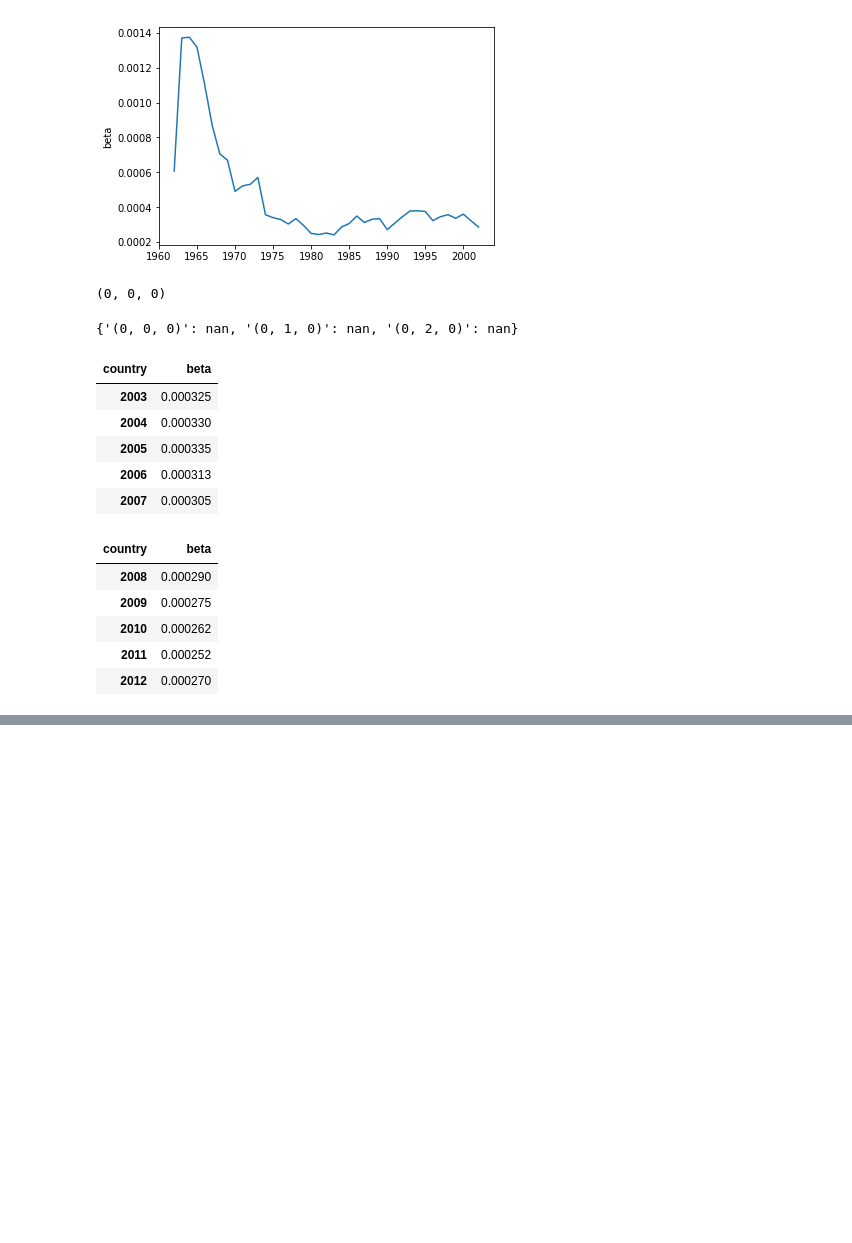
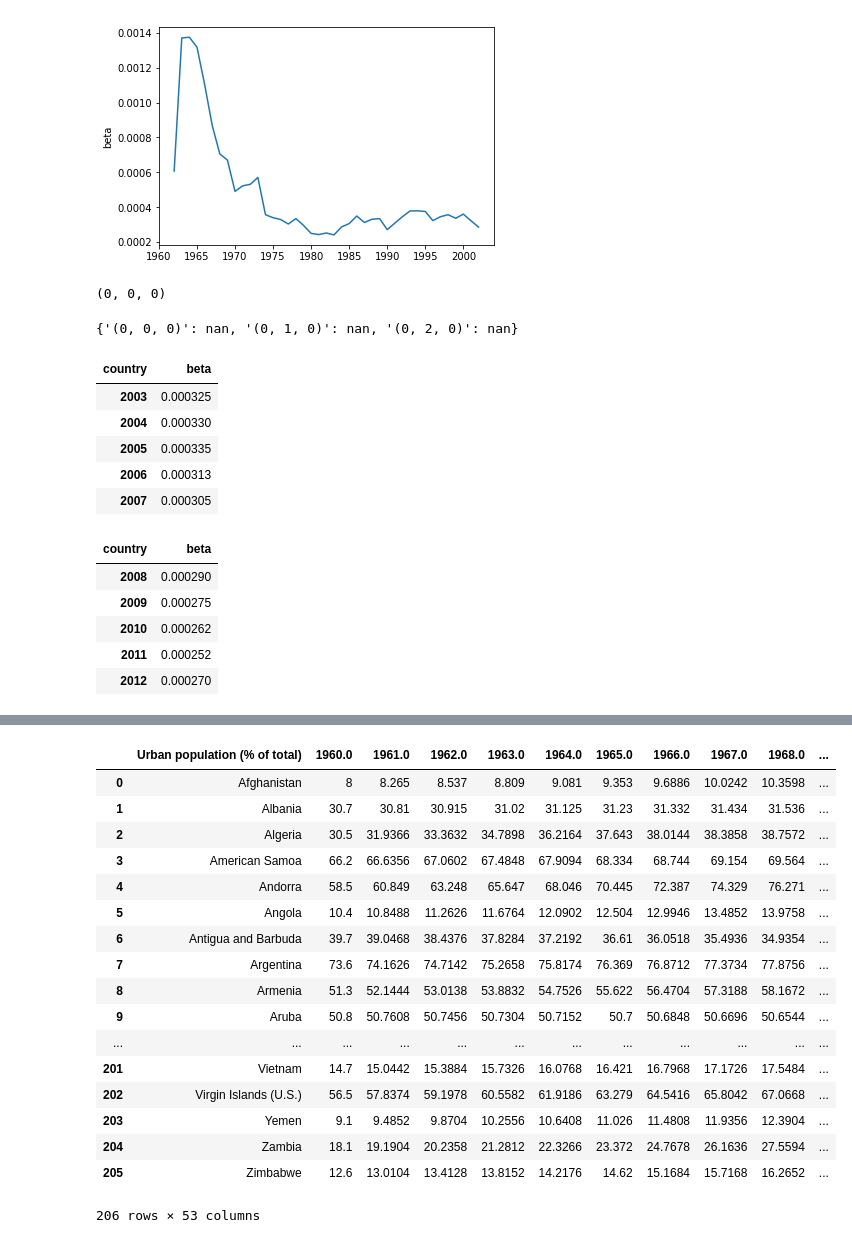
Before and after one commit to robinleoknauth/time_series_project, a Jupyter notebook: carbon_emissions_EDA.ipynb, the cells around one changed output, grey strips where cells are left out. Saved outputs shown, nothing was run; the diff lists cells and outputs as text; code cells hidden in the pictures; blank space fills up the shorter version.

```diff
--- a/carbon_emissions_EDA.ipynb
+++ b/carbon_emissions_EDA.ipynb
@@ -747,3 +756,5 @@ KeyError: 'The `start` argument could not be matched to a location related to th
 df_beta_hist;
 # %%
 df_betas;
+# %%
+df_urban = pd.read_pickle('urban.pkl')
@@ -749,0 +763,10 @@ df_betas;
+# %%
+headers_first = df_urban.iloc[0][0:2]
+# headers_without_first = df_urban.iloc[0][2::].astype(int)
+# headers = headers_first + headers_without_first
+headers = df_urban.iloc[0]
+df_urban_clean  = pd.DataFrame(df_urban.values[1:], columns=headers)
+# %%
+df_urban_clean.drop([1], axis = 1, inplace = True)
+# %%
+df_urban_clean = df_urban_clean.dropna().reset_index()
@@ -749,0 +779,21 @@ df_betas;
+# %%
+df_urban_clean
+# %% [output]
+|  | Urban population (% of total) | 1960.0 | 1961.0 | 1962.0 | 1963.0 | 1964.0 | 1965.0 | 1966.0 | 1967.0 | 1968.0 | ... |
+| 0 | Afghanistan | 8 | 8.265 | 8.537 | 8.809 | 9.081 | 9.353 | 9.6886 | 10.0242 | 10.3598 | ... |
+| 1 | Albania | 30.7 | 30.81 | 30.915 | 31.02 | 31.125 | 31.23 | 31.332 | 31.434 | 31.536 | ... |
+| 2 | Algeria | 30.5 | 31.9366 | 33.3632 | 34.7898 | 36.2164 | 37.643 | 38.0144 | 38.3858 | 38.7572 | ... |
+| 3 | American Samoa | 66.2 | 66.6356 | 67.0602 | 67.4848 | 67.9094 | 68.334 | 68.744 | 69.154 | 69.564 | ... |
+| 4 | Andorra | 58.5 | 60.849 | 63.248 | 65.647 | 68.046 | 70.445 | 72.387 | 74.329 | 76.271 | ... |
+| 5 | Angola | 10.4 | 10.8488 | 11.2626 | 11.6764 | 12.0902 | 12.504 | 12.9946 | 13.4852 | 13.9758 | ... |
+| 6 | Antigua and Barbuda | 39.7 | 39.0468 | 38.4376 | 37.8284 | 37.2192 | 36.61 | 36.0518 | 35.4936 | 34.9354 | ... |
+| 7 | Argentina | 73.6 | 74.1626 | 74.7142 | 75.2658 | 75.8174 | 76.369 | 76.8712 | 77.3734 | 77.8756 | ... |
+| 8 | Armenia | 51.3 | 52.1444 | 53.0138 | 53.8832 | 54.7526 | 55.622 | 56.4704 | 57.3188 | 58.1672 | ... |
+| 9 | Aruba | 50.8 | 50.7608 | 50.7456 | 50.7304 | 50.7152 | 50.7 | 50.6848 | 50.6696 | 50.6544 | ... |
+| ... | ... | ... | ... | ... | ... | ... | ... | ... | ... | ... | ... |
+| 201 | Vietnam | 14.7 | 15.0442 | 15.3884 | 15.7326 | 16.0768 | 16.421 | 16.7968 | 17.1726 | 17.5484 | ... |
+| 202 | Virgin Islands (U.S.) | 56.5 | 57.8374 | 59.1978 | 60.5582 | 61.9186 | 63.279 | 64.5416 | 65.8042 | 67.0668 | ... |
+| 203 | Yemen | 9.1 | 9.4852 | 9.8704 | 10.2556 | 10.6408 | 11.026 | 11.4808 | 11.9356 | 12.3904 | ... |
+| 204 | Zambia | 18.1 | 19.1904 | 20.2358 | 21.2812 | 22.3266 | 23.372 | 24.7678 | 26.1636 | 27.5594 | ... |
+| 205 | Zimbabwe | 12.6 | 13.0104 | 13.4128 | 13.8152 | 14.2176 | 14.62 | 15.1684 | 15.7168 | 16.2652 | ... |
+206 rows × 53 columns
```
Also changed, not shown: parts of 23 cells of this notebook, 5 other files.
